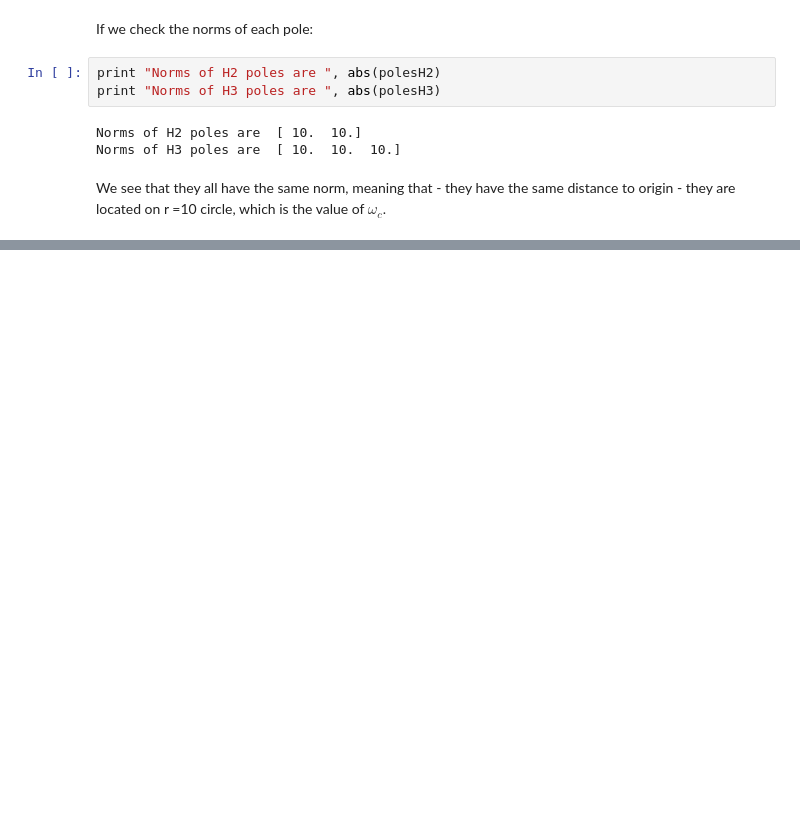
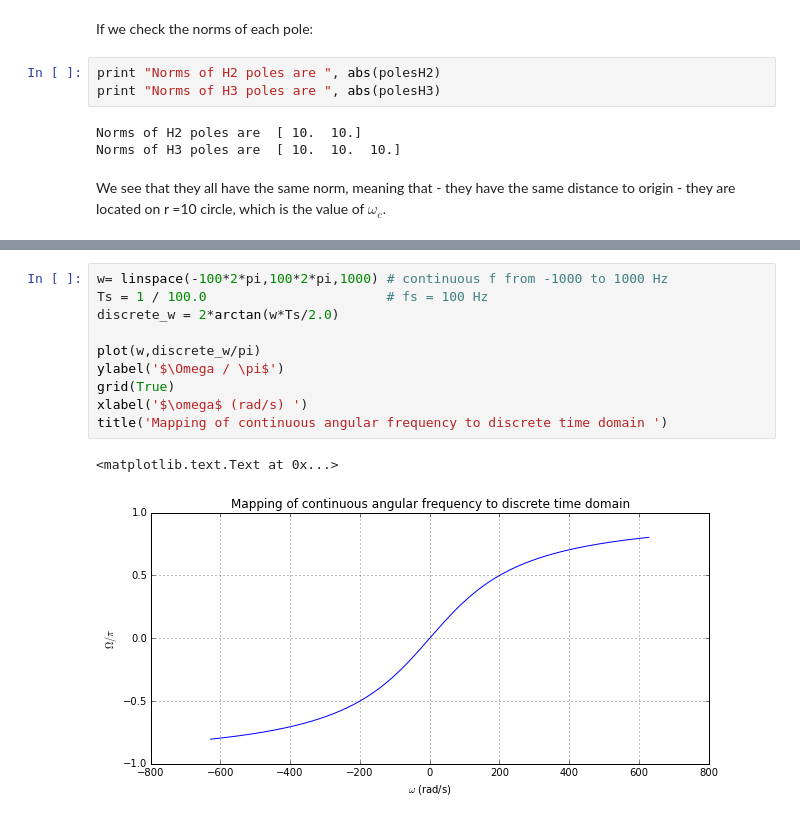
Before and after one commit to GurayGurkan/Lecture-Codes-Signal-Processing-Applications, a Jupyter notebook: EE0404_Lecture10.ipynb, the cells around one changed output, grey strips where cells are left out. Drawn from its saved outputs; the diff is of its cells as text; blank space fills up the shorter version.

```diff
--- a/EE0404_Lecture10.ipynb
+++ b/EE0404_Lecture10.ipynb
@@ -170,0 +252,13 @@ title('Poles of H3(s)')
+# %%
+w= linspace(-100*2*pi,100*2*pi,1000) # continuous f from -1000 to 1000 Hz
+Ts = 1 / 100.0                       # fs = 100 Hz
+discrete_w = 2*arctan(w*Ts/2.0)
+
+plot(w,discrete_w/pi)
+ylabel('$\Omega / \pi$')
+grid(True)
+xlabel('$\omega$ (rad/s) ')
+title('Mapping of continuous angular frequency to discrete time domain ')
+# %% [output]
+<matplotlib.text.Text at 0x...>
+[figure, added]
```
Also changed, not shown: parts of 15 cells of this notebook.
